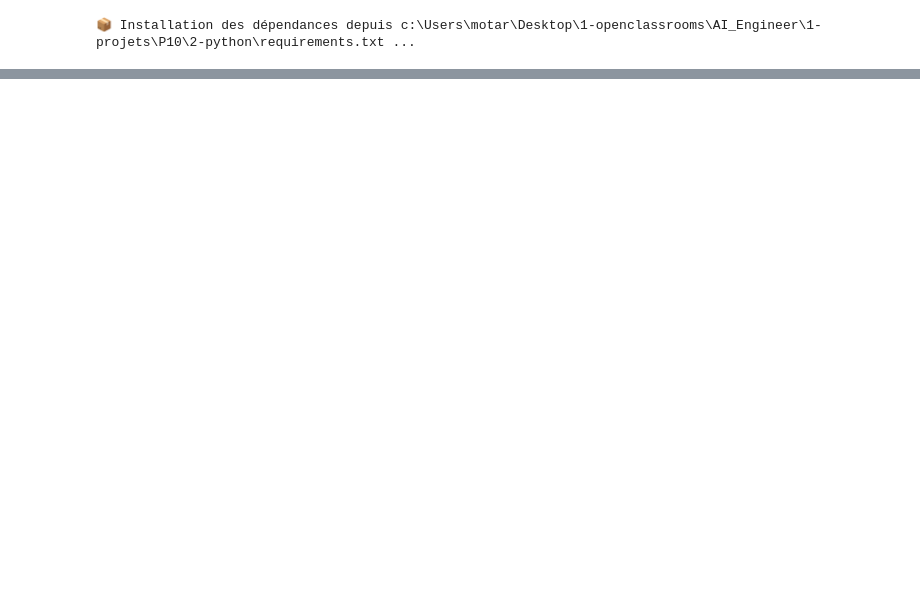
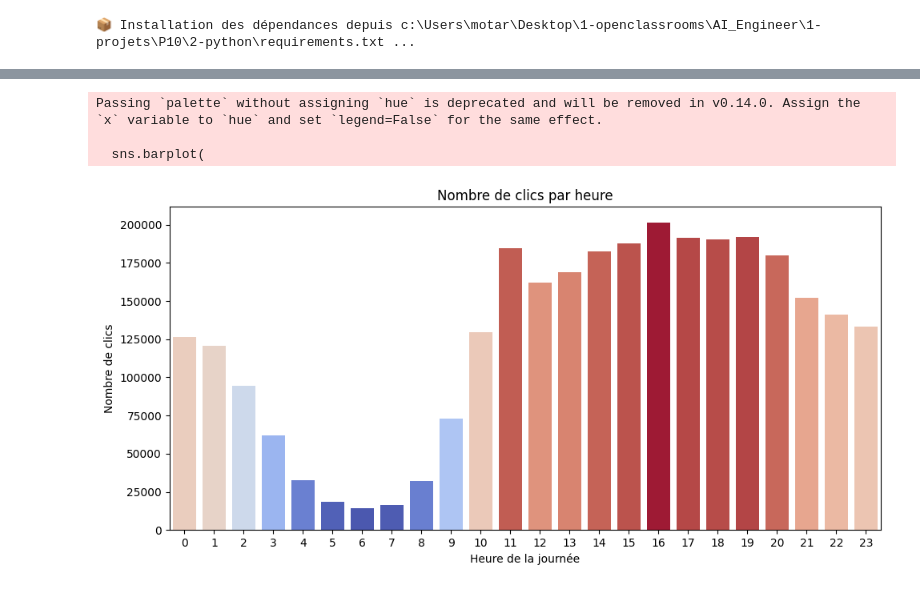
Before and after one commit to Arnaud66170/P10, a Jupyter notebook: notebooks/01_data_preparation.ipynb, the cells around one changed output, grey strips where cells are left out. Saved outputs shown, nothing was run; the diff lists cells and outputs as text; code cells hidden in the pictures; blank space fills up the shorter version.

```diff
--- a/notebooks/01_data_preparation.ipynb
+++ b/notebooks/01_data_preparation.ipynb
@@ -67,0 +169,22 @@ df = df_clicks_full.merge(df_articles_simple, on = "article_id", how = "left")
+# %%
+# Clics par heure
+values = clicks_by_hour.values
+norm = plt.Normalize(values.min(), values.max())
+colors = cm.coolwarm(norm(values))
+
+plt.figure(figsize=(10, 5))
+sns.barplot(
+    x=clicks_by_hour.index,
+    y=values,
+    palette=colors
+)
+plt.title("Nombre de clics par heure")
+plt.xlabel("Heure de la journée")
+plt.ylabel("Nombre de clics")
+plt.tight_layout()
+plt.show()
+# %% [output]
+Passing `palette` without assigning `hue` is deprecated and will be removed in v0.14.0. Assign the `x` variable to `hue` and set `legend=False` for the same effect.
+
+  sns.barplot(
+[figure, added]
```
Also changed, not shown: parts of 39 cells of this notebook, 6 other files.
